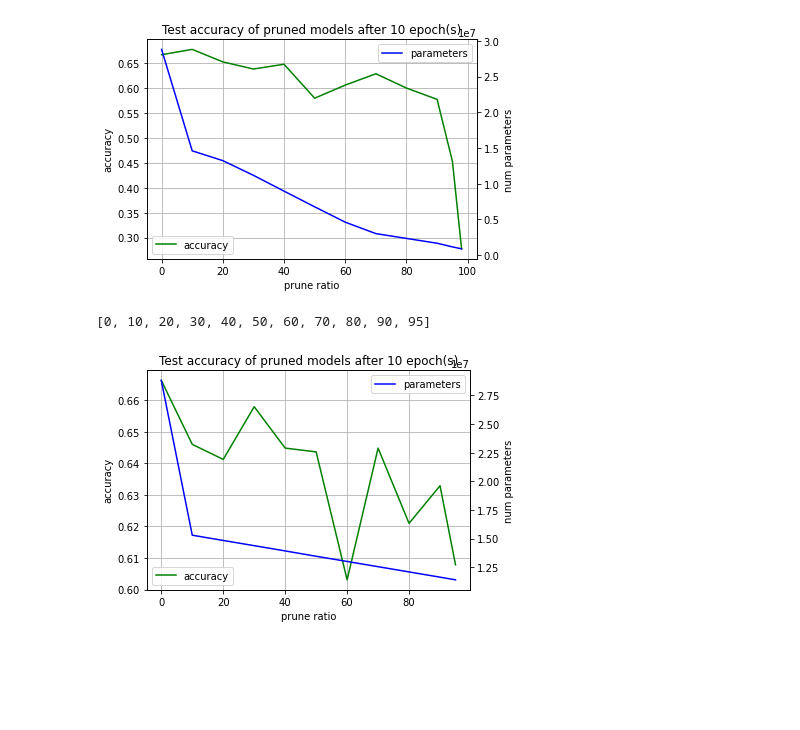
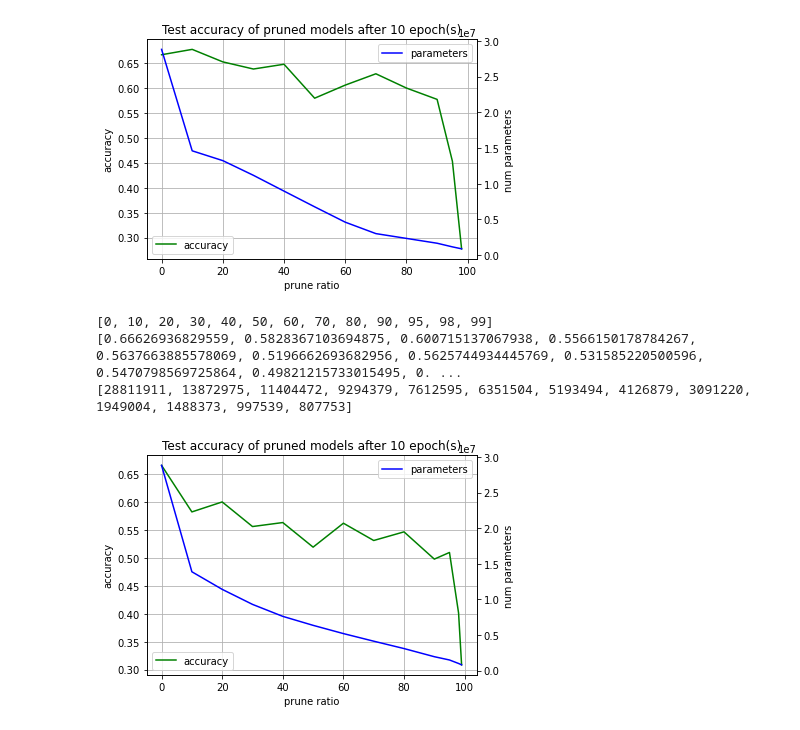
Before and after one commit to 1337Eddy/PruningBirdNet, a Jupyter notebook: visualizations.ipynb, the cells around one changed output. Saved outputs shown, nothing was run; the diff lists cells and outputs as text; code cells hidden in the pictures; blank space fills up the shorter version.

```diff
--- a/visualizations.ipynb
+++ b/visualizations.ipynb
@@ -437,10 +439,12 @@ plot_accuracy_and_model_size_for_pruned_batch(path + "birdnet_g5_d5_tog/both/suc
 [0, 10, 20, 30, 40, 50, 60, 70, 80, 90, 95, 98]
 [figure]
 # %%
-plot_accuracy_and_model_size_for_pruned_batch( path + "birdnet_g5_d5_tog/both/simultaneously/block_80_NO_PADD/", path_full_together, 10)
+plot_accuracy_and_model_size_for_pruned_batch(path + "birdnet_g5_d5_tog/both/simultaneously/block_80_MIN/", path_full_together, 10)
 # %% [output]
-[0, 10, 20, 30, 40, 50, 60, 70, 80, 90, 95]
+[0, 10, 20, 30, 40, 50, 60, 70, 80, 90, 95, 98, 99]
+[0.66626936829559, 0.5828367103694875, 0.600715137067938, 0.5566150178784267, 0.5637663885578069, 0.5196662693682956, 0.5625744934445769, 0.531585220500596, 0.5470798569725864, 0.49821215733015495, 0. ...
+[28811911, 13872975, 11404472, 9294379, 7612595, 6351504, 5193494, 4126879, 3091220, 1949004, 1488373, 997539, 807753]
-[figure, old version]
+[figure, new version]
 # %%
 def plot_train_process_for_all(path):
     elements = os.listdir(path)
```
Also changed, not shown: parts of 8 cells of this notebook, 3 other files.
